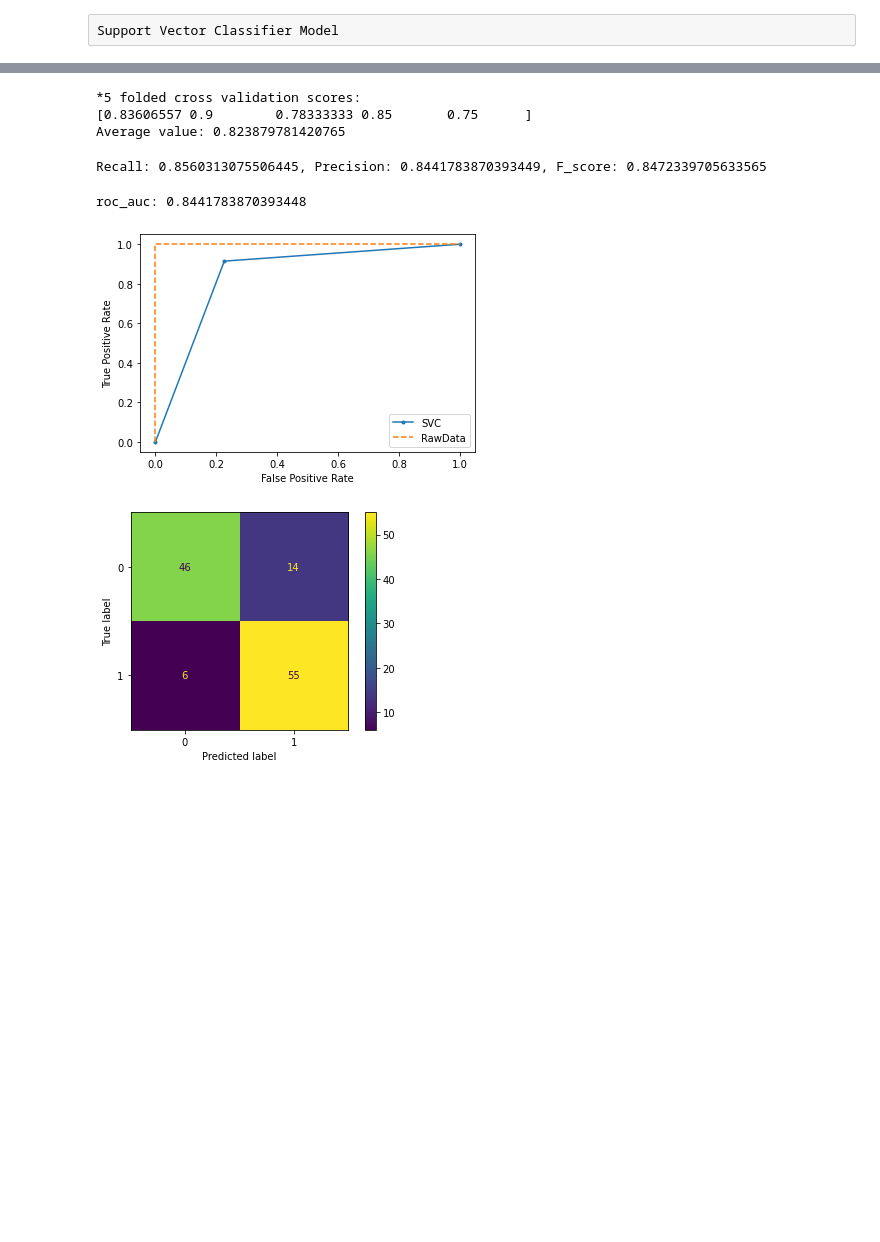
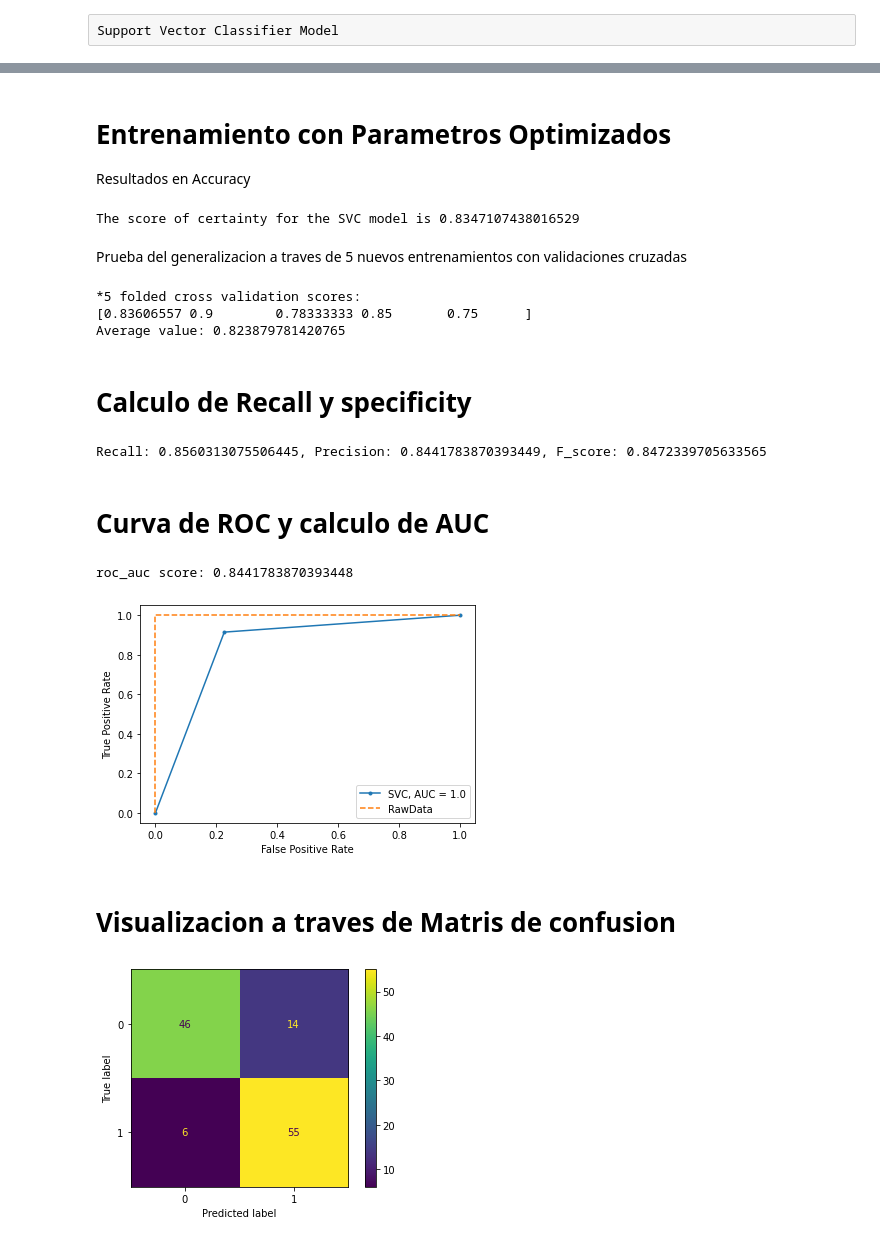
Before and after one commit to JOmarCuenca/Proyecto-Integrador-Cabrera, a Jupyter notebook: final_project/HeartAttackpredictionSVC.ipynb, the cells around one changed output, grey strips where cells are left out. Cells and saved outputs as stored; diff of their text form; code cells hidden in the pictures; blank space fills up the shorter version.

```diff
--- a/final_project/HeartAttackpredictionSVC.ipynb
+++ b/final_project/HeartAttackpredictionSVC.ipynb
@@ -16,7 +20,7 @@ from sklearn.decomposition import PCA
 # %%
 # Importing data
 data = pd.read_csv('v0\Heart Attack Data Set.csv')
-data = data.drop(labels=['fbs','age','chol'],axis=1)
+data = data.drop(labels=['fbs'],axis=1)
 index_dropped_rows=[]
 # %%
 display(data)
@@ -375,0 +408,8 @@ The score of certainty for the SVC model is 0.8347107438016529
+# %%
+models = []
+
+for i in [1,2,3,5,10,15,20,50,75,100]:
+    model = SVC(kernel='linear', C=i)
+    model.fit(X_train, Y_train)
+    score = model.score(X_test, Y_test)
+    models.append(score)
@@ -376,16 +426,28 @@ The score of certainty for the SVC model is 0.8347107438016529
+# %% [markdown]
+# Entrenamiento con Parametros Optimizados
+Resultados en Accuracy
 # %%
 
-
-model.support_vectors_
-cv = 5
-scores_res = model_selection.cross_val_score(model, new_X, y, cv=cv)
-print(f'*{cv} folded cross validation scores:')
-print(scores_res)
-print(f'Average value: {scores_res.mean()}')
+model = SVC(kernel='linear', C=1)
+model.fit(X_train, Y_train)
+print(f"The score of certainty for the SVC model is {model.score(X_test, Y_test)}")
 # %% [output]
-*5 folded cross validation scores:
-[0.83606557 0.9        0.78333333 0.85       0.75      ]
-Average value: 0.823879781420765
+The score of certainty for the SVC model is 0.8347107438016529
+# %% [markdown]
+Prueba del generalizacion a traves de 5 nuevos entrenamientos con validaciones cruzadas
+# %%
+model.support_vectors_
+cv = 5
+scores_res = model_selection.cross_val_score(model, new_X, y, cv=cv)
+print(f'*{cv} folded cross validation scores:')
+print(scores_res)
+print(f'Average value: {scores_res.mean()}')
+# %% [output]
+*5 folded cross validation scores:
+[0.83606557 0.9        0.78333333 0.85       0.75      ]
+Average value: 0.823879781420765
+# %% [markdown]
+# Calculo de Recall y specificity
 # %%
 y_pred =model.predict(new_X)
 y_true = y
@@ -396,29 +458,34 @@ f_score_val = f_score[2]
 print(f'Recall: {precision}, Precision: {recall}, F_score: {f_score_val}')
 # %% [output]
 Recall: 0.8560313075506445, Precision: 0.8441783870393449, F_score: 0.8472339705633565
+# %% [markdown]
+# Curva de ROC y calculo de AUC
 # %%
 from sklearn.metrics import roc_auc_score
 from sklearn.metrics import roc_curve
 roc_auc = roc_auc_score(y,y_pred)
-print(f'roc_auc: {roc_auc}')
+print(f'roc_auc score: {roc_auc}')
 # %% [output]
-roc_auc: 0.8441783870393448
+roc_auc score: 0.8441783870393448
 # %%
 model_fpr= roc_curve(y,y_pred)
 model_fpr, model_tpr, _ = roc_curve(y,y_pred)
 ns_fpr, ns_tpr, _ = roc_curve(y,y)
+svm_auc = auc(ns_fpr, ns_tpr)
 # plot the roc curve for the model
-plt.plot(model_fpr, model_tpr,  marker='.', label='SVC')
+plt.plot(model_fpr, model_tpr,  marker='.', label=f'SVC, AUC = {svm_auc}')
 plt.plot(ns_fpr, ns_tpr,linestyle='--', label='RawData')
 # axis labels
 plt.xlabel('False Positive Rate')
 plt.ylabel('True Positive Rate')
 # show the legend
 plt.legend()
 # show the plot
 plt.show()
 # %% [output]
-[figure, old version]
+[figure, new version]
+# %% [markdown]
+# Visualizacion a traves de Matris de confusion
 # %%
 
 from sklearn.metrics import confusion_matrix, ConfusionMatrixDisplay
```
Also changed, not shown: parts of 19 cells of this notebook.
